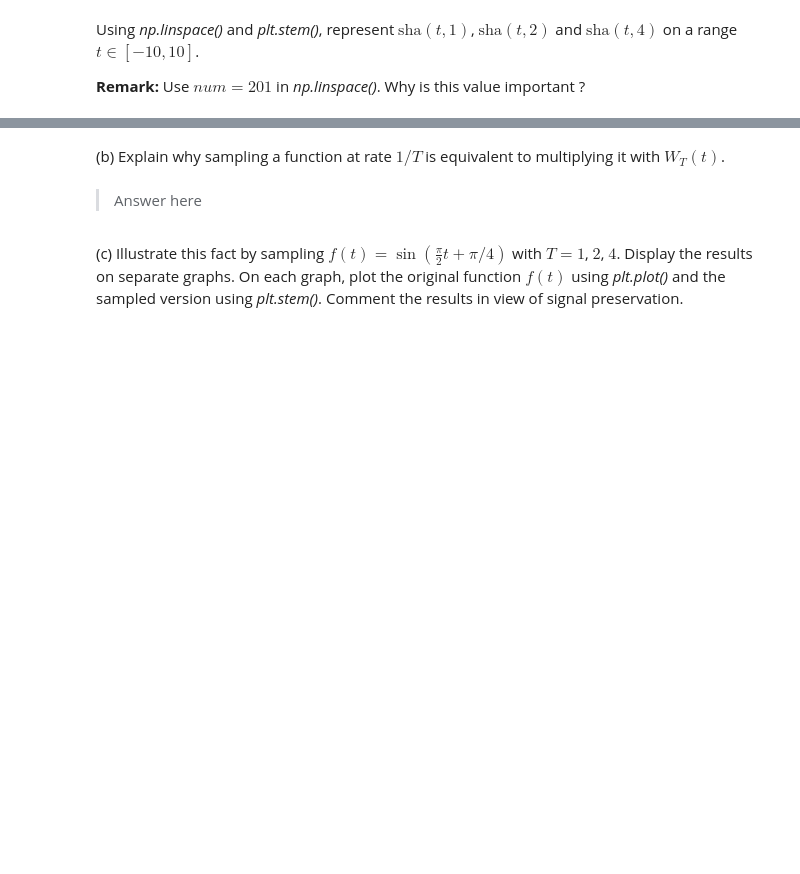
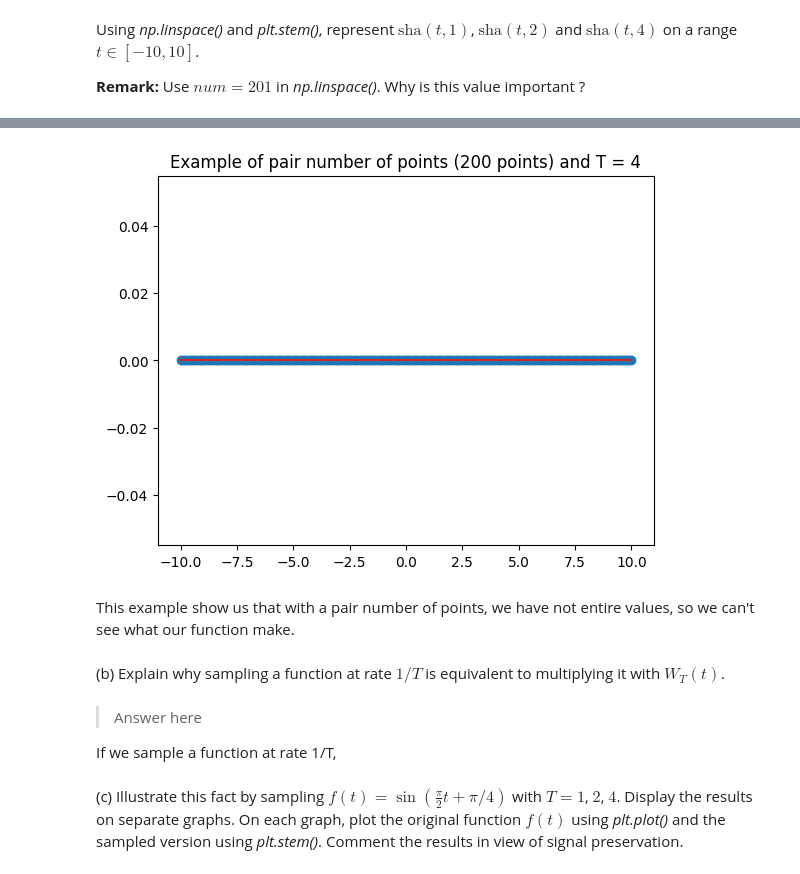
Before and after one commit to Arkanthara/digital_image_processing, a Jupyter notebook: TP7_donnet_michel.ipynb, the cells around one changed output, grey strips where cells are left out. Drawn from its saved outputs; the diff is of its cells as text; code cells hidden in the pictures; blank space fills up the shorter version.

```diff
--- a/TP7_donnet_michel.ipynb
+++ b/TP7_donnet_michel.ipynb
@@ -43,7 +72,19 @@ import matplotlib.pyplot as plt
+# %%
+t_example = np.linspace(-10, 10, 200)
+plt.figure()
+plt.title("Example of pair number of points (200 points) and T = 4")
+plt.stem(t_example, sha_vector(t_example, 4))
+plt.show()
+# %% [output]
+[figure, added]
+# %% [markdown]
+This example show us that with a pair number of points, we have not entire values, so we can't see what our function make.
 # %% [markdown]
 (b) Explain why sampling a function at rate $1/T$ is equivalent to multiplying it with $W_T(t)$.
-# %% [markdown]
-> Answer here
+# %% [markdown]
+> Answer here
+
+If we sample a function at rate 1/T,
 # %% [markdown]
 (c) Illustrate this fact by sampling $f(t) = \sin(\frac{\pi}{2} t + \pi/4)$ with $T = 1$, $2$, $4$. Display the results on separate graphs. On each graph, plot the original function $f(t)$ using *plt.plot()* and the sampled version using *plt.stem()*. Comment the results in view of signal preservation.
 # %% [markdown]
```
Also changed, not shown: parts of 7 cells of this notebook.
